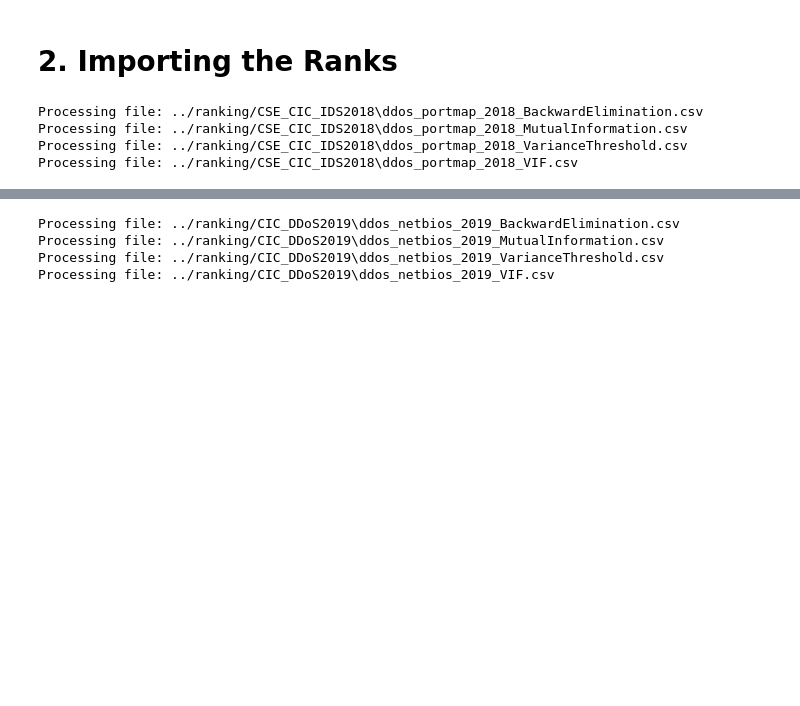
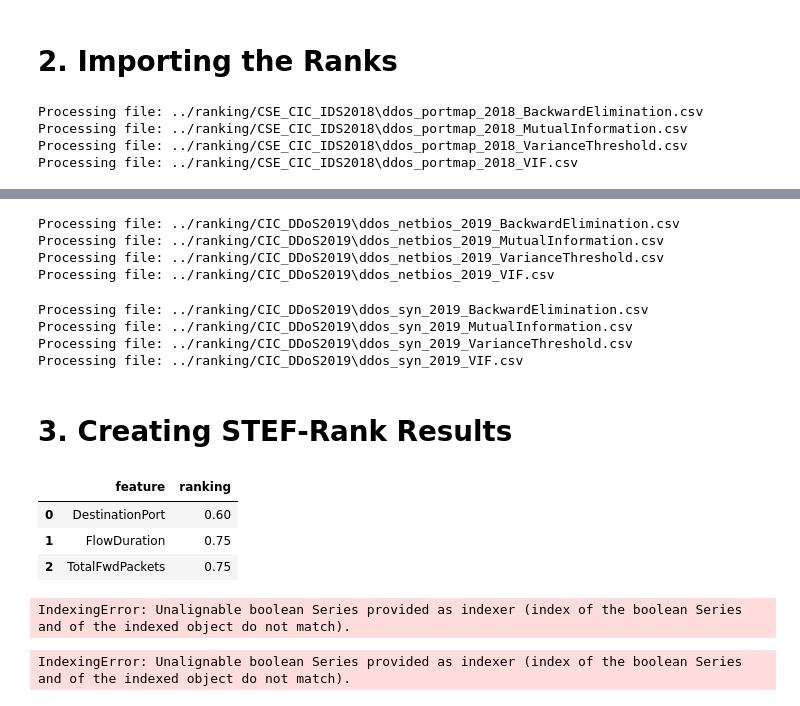
Before and after one commit to alexandrasklokin/CSI5388-Group-4-Project, a Jupyter notebook: notebooks/3. STEF-Rank.ipynb, the cells around one changed output, grey strips where cells are left out. Saved outputs shown, nothing was run; the diff lists cells and outputs as text; code cells hidden in the pictures; blank space fills up the shorter version.

Commit message:
stef-rank code continued

```diff
--- a/notebooks/3. STEF-Rank.ipynb
+++ b/notebooks/3. STEF-Rank.ipynb
@@ -38,23 +65,30 @@ Processing file: ../ranking/CIC_DDoS2019\ddos_ldap_2019_VIF.csv
 # %%
-path_to_ranking = r'../ranking/CIC_DDoS2019/ddos_udp_2019_*.csv'
+path_to_ranking = r'../ranking/CIC_DDoS2019/ddos_netbios_2019_*.csv'
 
-dataframes_udp= []
+dataframes_netbios= []
 
 for file in glob.glob(path_to_ranking):
     print(f"Processing file: {file}")
     df = pd.read_csv(file, index_col=0)
-    dataframes_udp.append(df)
+    df = df[~df['feature'].str.contains('Unnamed', na=False)]
+    dataframes_netbios.append(df)
+# %% [output]
+Processing file: ../ranking/CIC_DDoS2019\ddos_netbios_2019_BackwardElimination.csv
+Processing file: ../ranking/CIC_DDoS2019\ddos_netbios_2019_MutualInformation.csv
+Processing file: ../ranking/CIC_DDoS2019\ddos_netbios_2019_VarianceThreshold.csv
+Processing file: ../ranking/CIC_DDoS2019\ddos_netbios_2019_VIF.csv
 # %%
-path_to_ranking = r'../ranking/CIC_DDoS2019/ddos_netbios_2019_*.csv'
+path_to_ranking = r'../ranking/CIC_DDoS2019/ddos_syn_2019_*.csv'
 
-dataframes_netbios= []
+dataframes_syn= []
 
 for file in glob.glob(path_to_ranking):
     print(f"Processing file: {file}")
     df = pd.read_csv(file, index_col=0)
-    dataframes_netbios.append(df)
+    df = df[~df['feature'].str.contains('Unnamed', na=False)]
+    dataframes_syn.append(df)
 # %% [output]
-Processing file: ../ranking/CIC_DDoS2019\ddos_netbios_2019_BackwardElimination.csv
-Processing file: ../ranking/CIC_DDoS2019\ddos_netbios_2019_MutualInformation.csv
-Processing file: ../ranking/CIC_DDoS2019\ddos_netbios_2019_VarianceThreshold.csv
-Processing file: ../ranking/CIC_DDoS2019\ddos_netbios_2019_VIF.csv
+Processing file: ../ranking/CIC_DDoS2019\ddos_syn_2019_BackwardElimination.csv
+Processing file: ../ranking/CIC_DDoS2019\ddos_syn_2019_MutualInformation.csv
+Processing file: ../ranking/CIC_DDoS2019\ddos_syn_2019_VarianceThreshold.csv
+Processing file: ../ranking/CIC_DDoS2019\ddos_syn_2019_VIF.csv
@@ -69,0 +95,50 @@ for file in glob.glob(path_to_ranking):
+# %% [markdown]
+# 3. Creating STEF-Rank Results
+# %%
+def STEF_Rank(ranking_dfs):
+
+    aggregated_data = []
+
+    features = ranking_dfs[0]['feature']
+
+    for feature in features:
+
+        total_ranking = 0
+
+        # Add up the rankings
+        for method in ranking_dfs:
+
+            total_ranking += method.loc[df['feature'] == feature, 'rank'].sum()
+
+        # Save the final ranking
+        aggregated_data.append({'feature': feature, 'ranking': total_ranking/len(ranking_dfs)})
+
+
+    result_df = pd.DataFrame(columns=['feature', 'ranking'])
+    result_df['feature'] = pd.Series(dtype='str')
+    result_df['ranking'] = pd.Series(dtype='float')
+
+    result_df = pd.DataFrame(aggregated_data)
+
+    return result_df
+# %%
+stef_rank_portmap = STEF_Rank(dataframes_portmap)
+stef_rank_portmap.to_csv("../stef_ranking/CSE_CIC_IDS2018/ddos_portmap_2018.csv")
+stef_rank_portmap.head(3)
+# %% [output]
+|  | feature | ranking |
+| 0 | DestinationPort | 0.60 |
+| 1 | FlowDuration | 0.75 |
+| 2 | TotalFwdPackets | 0.75 |
+# %%
+stef_rank_ldap = STEF_Rank(dataframes_ldap)
+stef_rank_ldap.to_csv("../stef_ranking/CIC_DDoS2019/ddos_ldap_2018.csv")
+stef_rank_ldap.head(3)
+# %% [output]
+IndexingError: Unalignable boolean Series provided as indexer (index of the boolean Series and of the indexed object do not match).
+# %%
+stef_rank_udp = STEF_Rank(dataframes_udp)
+stef_rank_udp.to_csv("../stef_ranking/CIC_DDoS2019/ddos_udp_2018.csv")
+stef_rank_udp.head(3)
+# %% [output]
+IndexingError: Unalignable boolean Series provided as indexer (index of the boolean Series and of the indexed object do not match).
```
Also changed, not shown: parts of 6 cells of this notebook, 1 other file.
